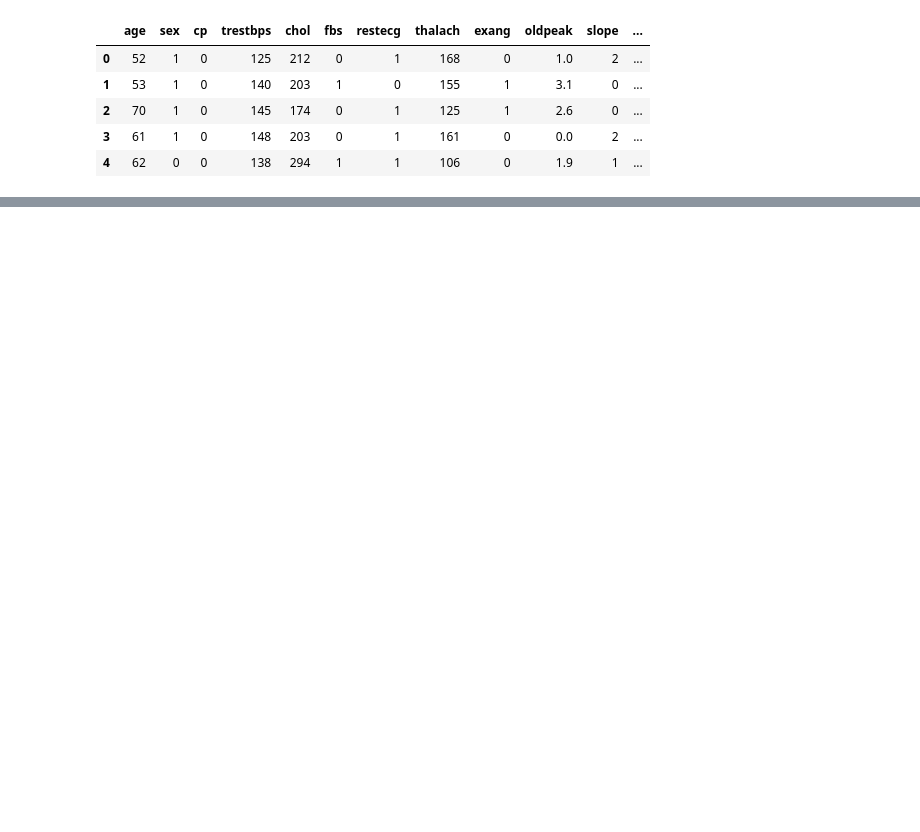
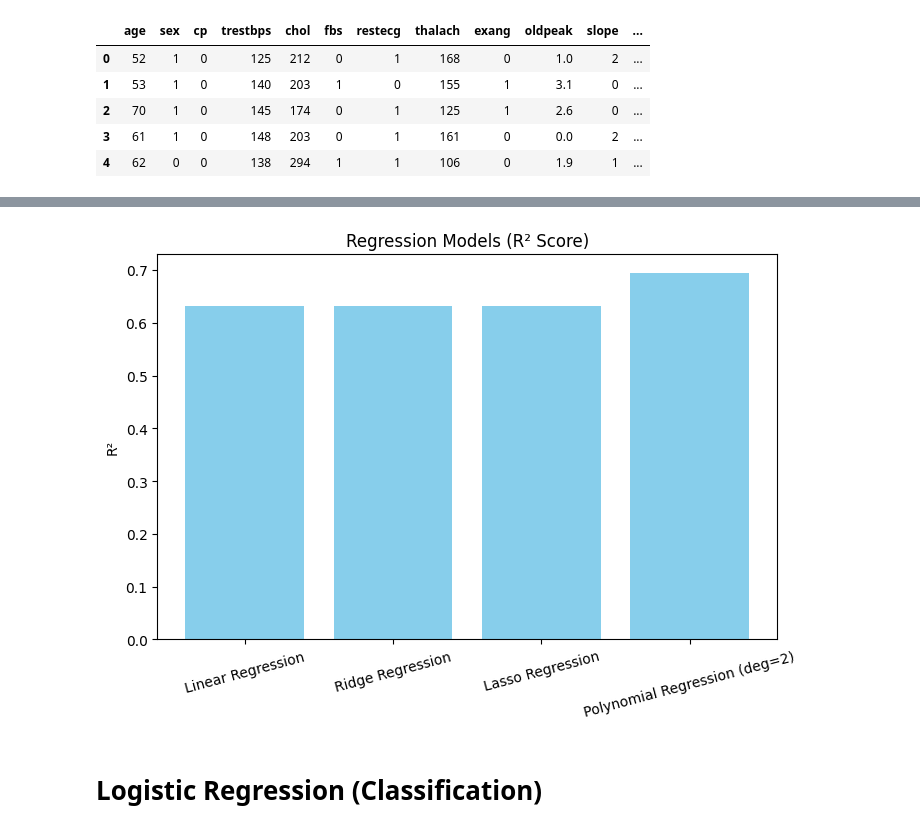
Before and after one commit to Praharshita1275/ML-Assignment-1, a Jupyter notebook: ML_Assignment_1.ipynb, the cells around one changed output, grey strips where cells are left out. Cells and saved outputs as stored; diff of their text form; code cells hidden in the pictures; blank space fills up the shorter version.

```diff
--- a/ML_Assignment_1.ipynb
+++ b/ML_Assignment_1.ipynb
@@ -24 +33,3 @@ data.head()
+# %%
+df=df.drop_duplicates()
 # %%
@@ -47,0 +650,31 @@ y_test shape: (205,)
+# %%
+# Assuming 'median_house_value' is the target variable and the rest are features
+X_housing = df.drop('median_house_value', axis=1)
+y_housing = df['median_house_value']
+
+# Create a copy to avoid modifying the original DataFrame
+X_housing_processed = X_housing.copy()
+
+# Handle categorical features (e.g., 'ocean_proximity')
+X_housing_processed = pd.get_dummies(X_housing_processed, columns=['ocean_proximity'], drop_first=True)
+
+# Train-test split
+X_train, X_test, y_train, y_test = train_test_split(X_housing_processed, y_housing, test_size=0.2, random_state=42)
+
+# Standardization
+scaler = StandardScaler()
+X_train_scaled = scaler.fit_transform(X_train)
+X_test_scaled = scaler.transform(X_test)
+# %%
+# Feature scaling
+scaler = StandardScaler()
+X_train_scaled = scaler.fit_transform(X_train)
+X_test_scaled = scaler.transform(X_test)
+
+# Evaluation Function
+def evaluate_model(name, y_true, y_pred):
+    """Return R², RMSE, and MAE for a given model."""
+    r2 = r2_score(y_true, y_pred)
+    rmse = np.sqrt(mean_squared_error(y_true, y_pred))
+    mae = mean_absolute_error(y_true, y_pred)
+    return {'Model': name, 'R2': r2, 'RMSE': rmse, 'MAE': mae}
@@ -47,0 +796,16 @@ y_test shape: (205,)
+# %%
+# Plot Regression Performance
+plt.figure(figsize=(8,5))
+names = list(reg_results.keys())
+mse_vals = [reg_results[n][0] for n in names]
+r2_vals = [reg_results[n][1] for n in names]
+
+plt.bar(names, r2_vals, color="skyblue")
+plt.title("Regression Models (R² Score)")
+plt.ylabel("R²")
+plt.xticks(rotation=15)
+plt.show()
+# %% [output]
+[figure, added]
+# %% [markdown]
+# Logistic Regression (Classification)
```
Also changed, not shown: parts of 48 cells of this notebook.
